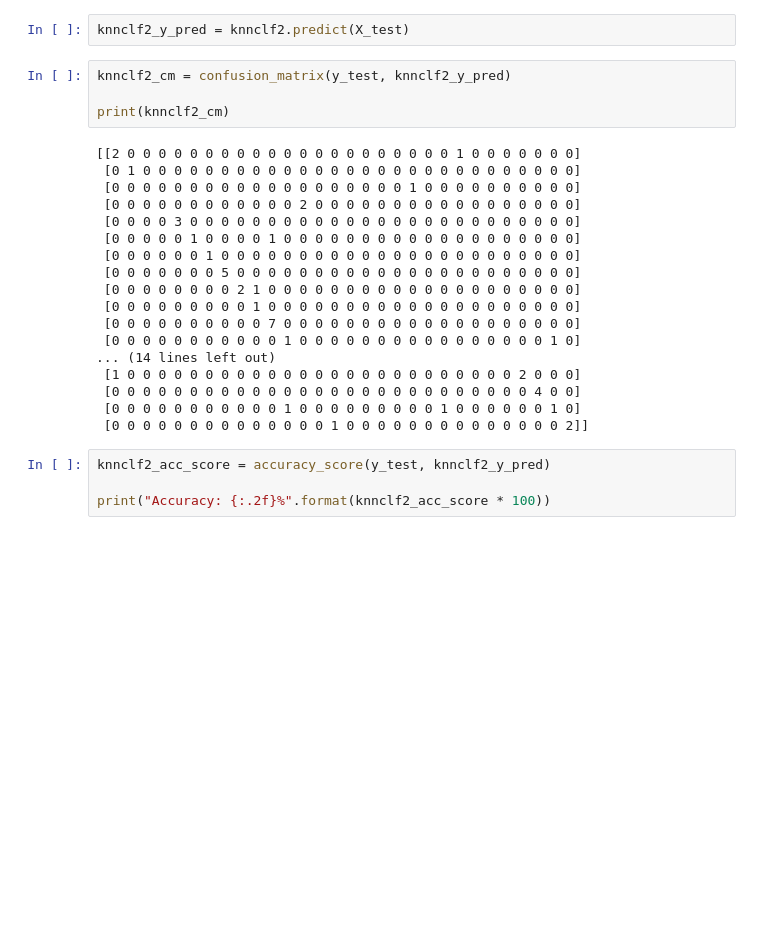
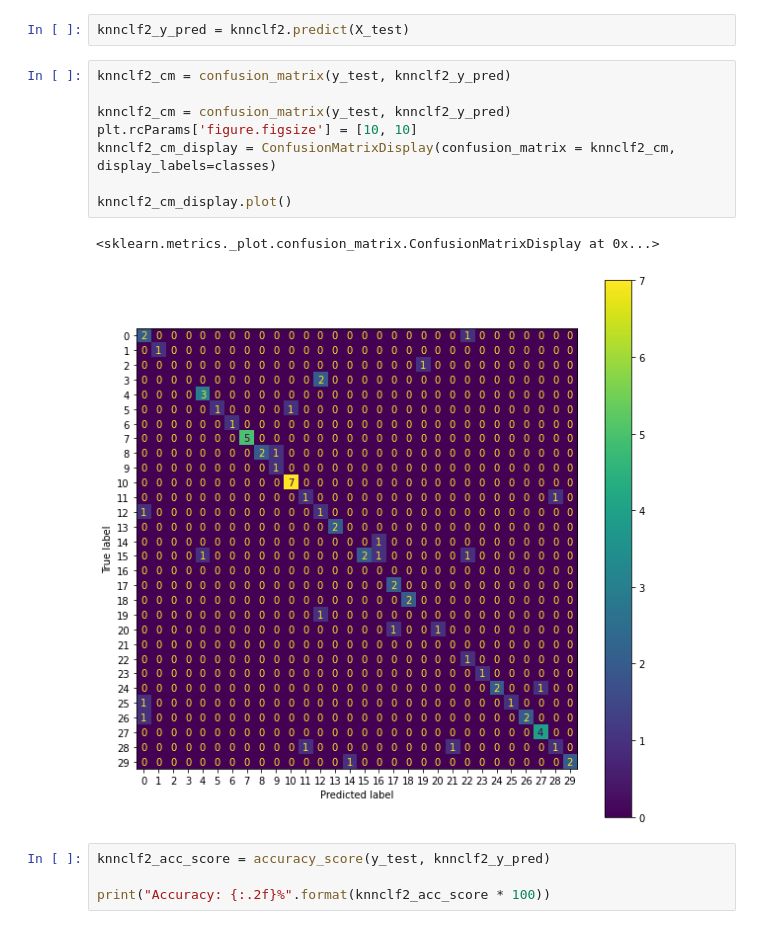
Before and after one commit to KanishaLiyanage/leaf-classification-scikit-learn, a Jupyter notebook: leaf-classification-scikit-learn.ipynb, the cells around one changed output. Drawn from its saved outputs; the diff is of its cells as text; blank space fills up the shorter version.

```diff
--- a/leaf-classification-scikit-learn.ipynb
+++ b/leaf-classification-scikit-learn.ipynb
@@ -457,28 +520,17 @@ knnclf2.fit(X_train, y_train)
 KNeighborsClassifier(n_neighbors=10, p=1, weights='distance')
 # %%
 knnclf2_y_pred = knnclf2.predict(X_test)
-# %%
-knnclf2_cm = confusion_matrix(y_test, knnclf2_y_pred)
-
-print(knnclf2_cm)
-# %% [output]
-[[2 0 0 0 0 0 0 0 0 0 0 0 0 0 0 0 0 0 0 0 0 0 1 0 0 0 0 0 0 0]
- [0 1 0 0 0 0 0 0 0 0 0 0 0 0 0 0 0 0 0 0 0 0 0 0 0 0 0 0 0 0]
- [0 0 0 0 0 0 0 0 0 0 0 0 0 0 0 0 0 0 0 1 0 0 0 0 0 0 0 0 0 0]
- [0 0 0 0 0 0 0 0 0 0 0 0 2 0 0 0 0 0 0 0 0 0 0 0 0 0 0 0 0 0]
- [0 0 0 0 3 0 0 0 0 0 0 0 0 0 0 0 0 0 0 0 0 0 0 0 0 0 0 0 0 0]
- [0 0 0 0 0 1 0 0 0 0 1 0 0 0 0 0 0 0 0 0 0 0 0 0 0 0 0 0 0 0]
- [0 0 0 0 0 0 1 0 0 0 0 0 0 0 0 0 0 0 0 0 0 0 0 0 0 0 0 0 0 0]
- [0 0 0 0 0 0 0 5 0 0 0 0 0 0 0 0 0 0 0 0 0 0 0 0 0 0 0 0 0 0]
- [0 0 0 0 0 0 0 0 2 1 0 0 0 0 0 0 0 0 0 0 0 0 0 0 0 0 0 0 0 0]
- [0 0 0 0 0 0 0 0 0 1 0 0 0 0 0 0 0 0 0 0 0 0 0 0 0 0 0 0 0 0]
- [0 0 0 0 0 0 0 0 0 0 7 0 0 0 0 0 0 0 0 0 0 0 0 0 0 0 0 0 0 0]
- [0 0 0 0 0 0 0 0 0 0 0 1 0 0 0 0 0 0 0 0 0 0 0 0 0 0 0 0 1 0]
-... (14 lines left out)
- [1 0 0 0 0 0 0 0 0 0 0 0 0 0 0 0 0 0 0 0 0 0 0 0 0 0 2 0 0 0]
- [0 0 0 0 0 0 0 0 0 0 0 0 0 0 0 0 0 0 0 0 0 0 0 0 0 0 0 4 0 0]
- [0 0 0 0 0 0 0 0 0 0 0 1 0 0 0 0 0 0 0 0 0 1 0 0 0 0 0 0 1 0]
- [0 0 0 0 0 0 0 0 0 0 0 0 0 0 1 0 0 0 0 0 0 0 0 0 0 0 0 0 0 2]]
+# %%
+knnclf2_cm = confusion_matrix(y_test, knnclf2_y_pred)
+
+knnclf2_cm = confusion_matrix(y_test, knnclf2_y_pred)
+plt.rcParams['figure.figsize'] = [10, 10]
+knnclf2_cm_display = ConfusionMatrixDisplay(confusion_matrix = knnclf2_cm, display_labels=classes)
+
+knnclf2_cm_display.plot()
+# %% [output]
+<sklearn.metrics._plot.confusion_matrix.ConfusionMatrixDisplay at 0x...>
+[figure, added]
 # %%
 knnclf2_acc_score = accuracy_score(y_test, knnclf2_y_pred)
 
```
Also changed, not shown: parts of 36 cells of this notebook.
